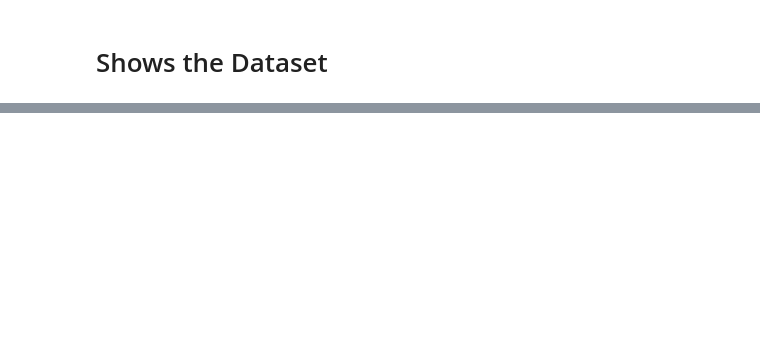
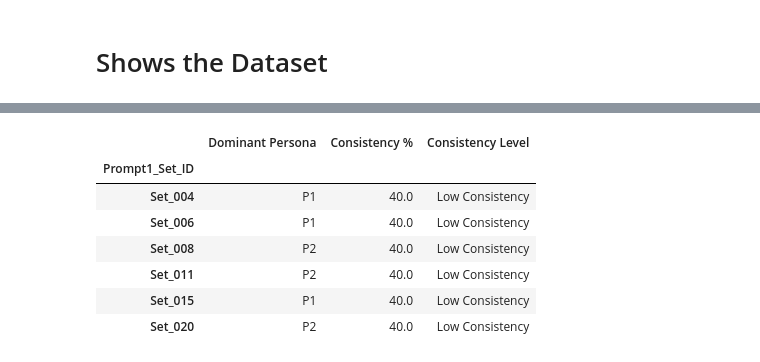
Before and after one commit to Sahar-Hassan5588/Assignment2-Advanced-Topics, a Jupyter notebook: Assignment2.ipynb, the cells around one changed output, grey strips where cells are left out. Cells and saved outputs as stored; diff of their text form; code cells hidden in the pictures; blank space fills up the shorter version.

```diff
--- a/Assignment2.ipynb
+++ b/Assignment2.ipynb
@@ -676,0 +606,12 @@ Fixed notebook saved
+# %%
+low_consistency_sets = summary[summary["Consistency %"] < 50]
+low_consistency_sets
+# %% [output]
+|  | Dominant Persona | Consistency % | Consistency Level |
+| Prompt1_Set_ID |  |  |  |
+| Set_004 | P1 | 40.0 | Low Consistency |
+| Set_006 | P1 | 40.0 | Low Consistency |
+| Set_008 | P2 | 40.0 | Low Consistency |
+| Set_011 | P2 | 40.0 | Low Consistency |
+| Set_015 | P1 | 40.0 | Low Consistency |
+| Set_020 | P2 | 40.0 | Low Consistency |
```
Also changed, not shown: parts of 54 cells of this notebook.
